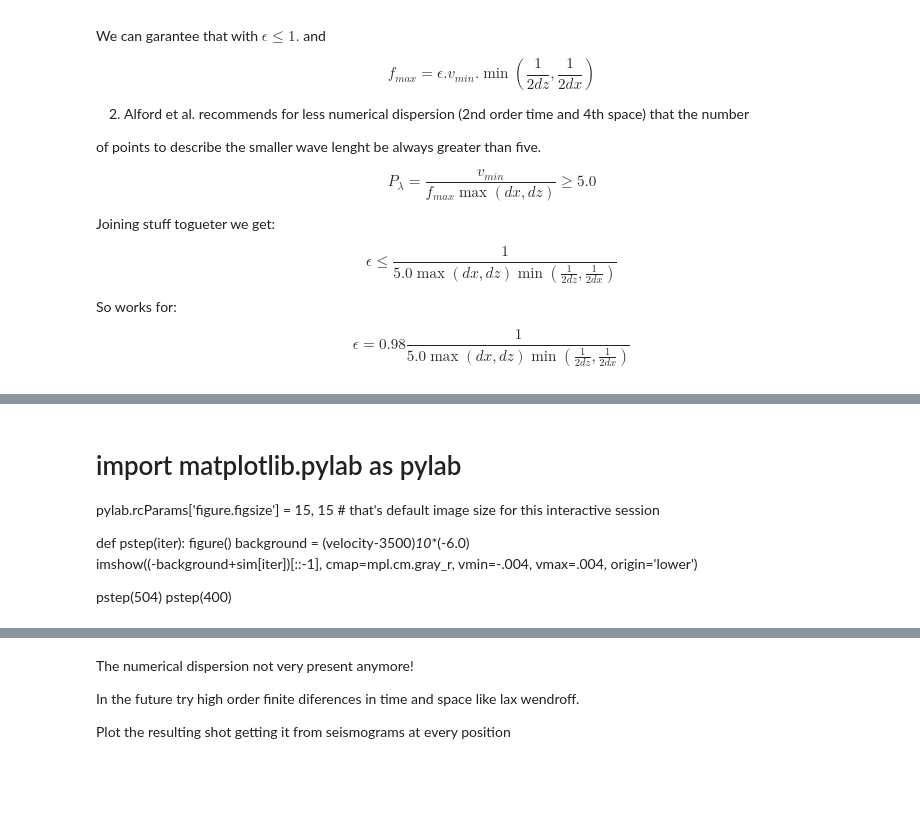
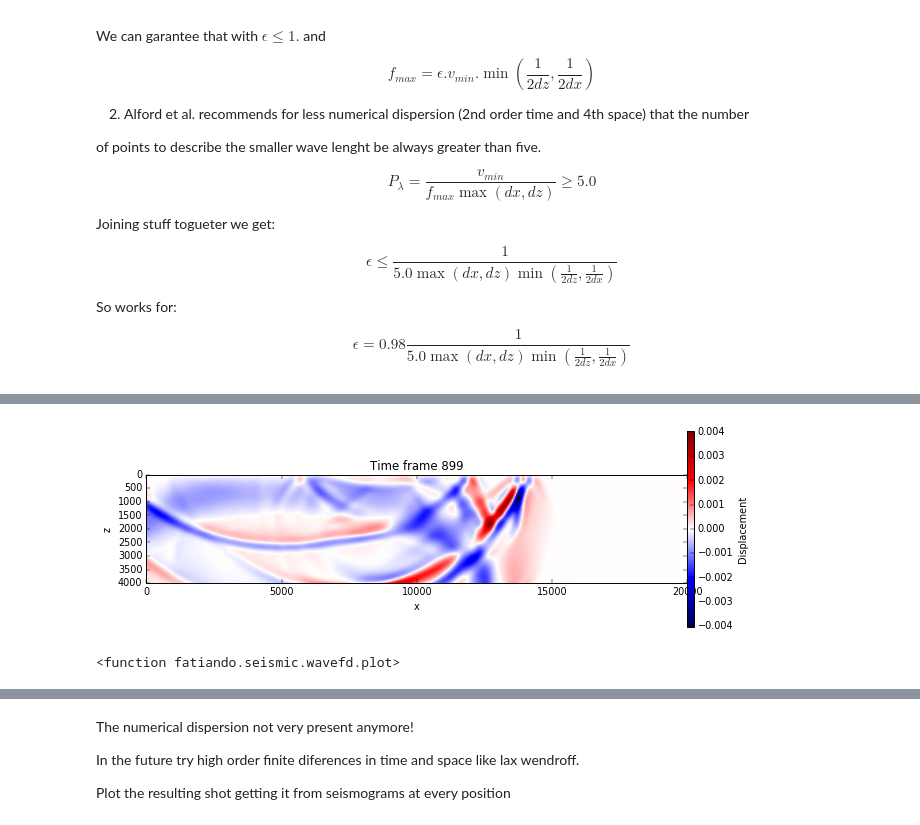
Before and after one commit to eusoubrasileiro/geonumerics, a Jupyter notebook: ipython_notebooks/Fatiando 2D Seismic Shotting Model.ipynb, the cells around one changed output, grey strips where cells are left out. Saved outputs shown, nothing was run; the diff lists cells and outputs as text; code cells hidden in the pictures; blank space fills up the shorter version.

```diff
--- a/ipython_notebooks/Fatiando 2D Seismic Shotting Model.ipynb
+++ b/ipython_notebooks/Fatiando 2D Seismic Shotting Model.ipynb
@@ -82,2 +83,2 @@ print velocity.shape
 # %%
-sim.run(100)
+sim.run(900)
@@ -89,11 +85,5 @@ sim.explore()
-# %% [markdown]
-# import matplotlib.pylab as pylab
-pylab.rcParams['figure.figsize'] = 15, 15 # that's default image size for this interactive session
-
-def pstep(iter):
-    figure()
-    background = (velocity-3500)*10**(-6.0)
-    imshow((-background+sim[iter])[::-1], cmap=mpl.cm.gray_r, vmin=-.004, vmax=.004, origin='lower')
-
-pstep(504)
-pstep(400)
+# %%
+sim.explore(vmin=-0.006, vmax=0.006)
+# %% [output]
+[figure, added]
+<function fatiando.seismic.wavefd.plot>
```
Also changed, not shown: parts of 33 cells of this notebook.
